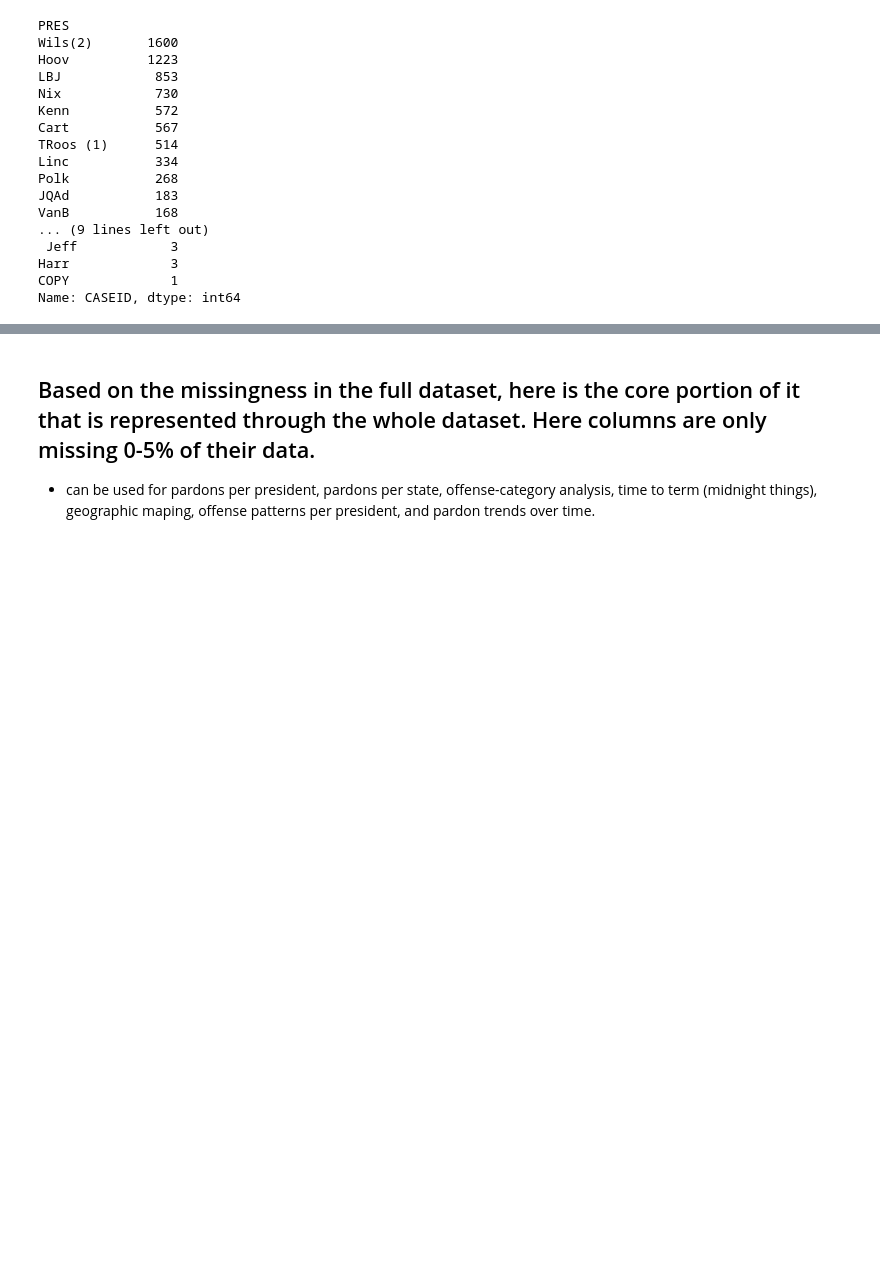
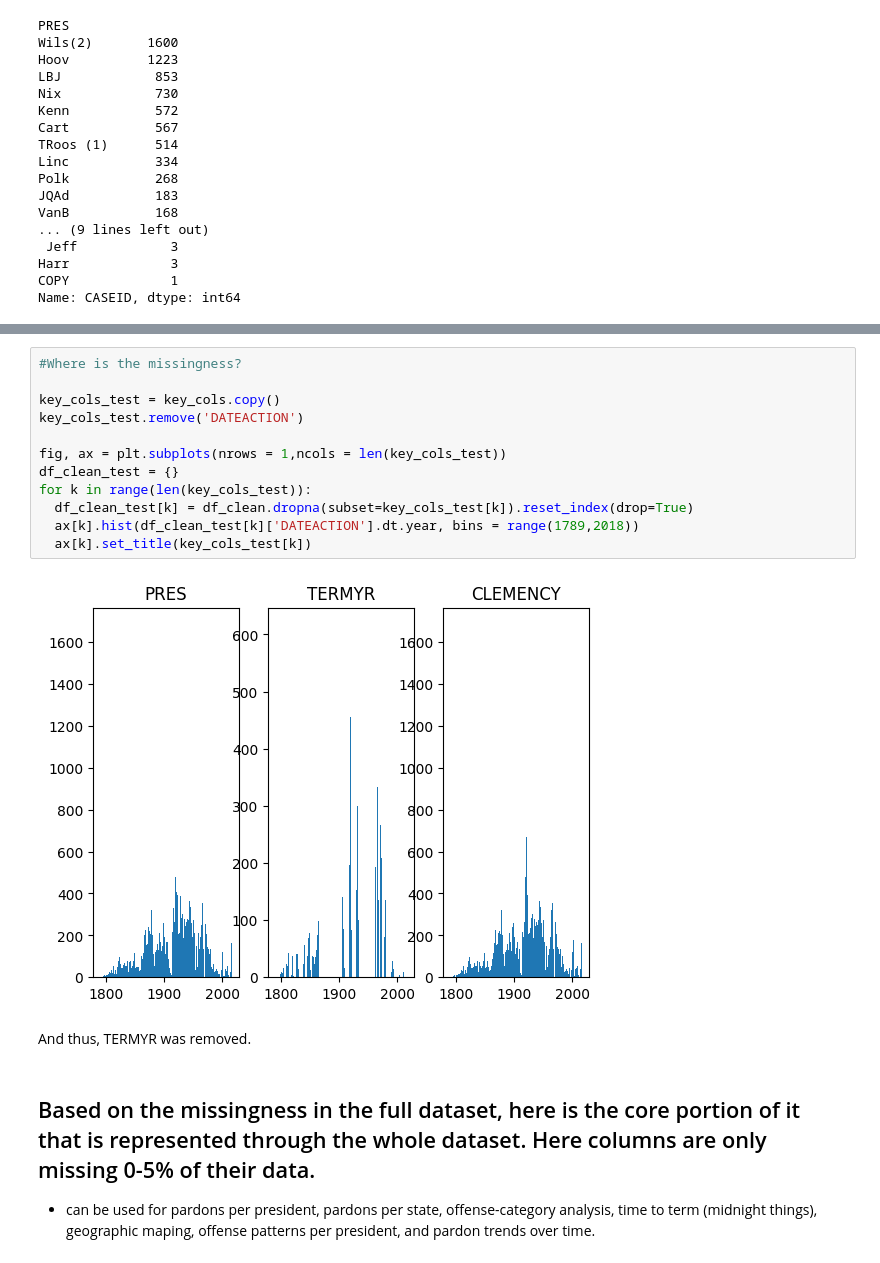
Before and after one commit to GraceSchmidt1/Group2_US_Pardons, a Jupyter notebook: US_Pardons_EDA.ipynb, the cells around one changed output, grey strips where cells are left out. Saved outputs shown, nothing was run; the diff lists cells and outputs as text; blank space fills up the shorter version.

```diff
--- a/US_Pardons_EDA.ipynb
+++ b/US_Pardons_EDA.ipynb
@@ -235,3 +244,19 @@ Here we can see massive temporal gaps in our dataset, particularly from the 1850
+# %%
+#Where is the missingness?
+
+key_cols_test = key_cols.copy()
+key_cols_test.remove('DATEACTION')
+
+fig, ax = plt.subplots(nrows = 1,ncols = len(key_cols_test))
+df_clean_test = {}
+for k in range(len(key_cols_test)):
+  df_clean_test[k] = df_clean.dropna(subset=key_cols_test[k]).reset_index(drop=True)
+  ax[k].hist(df_clean_test[k]['DATEACTION'].dt.year, bins = range(1789,2018))
+  ax[k].set_title(key_cols_test[k])
+# %% [output]
+[figure, added]
+# %% [markdown]
+And thus, TERMYR was removed.
 # %% [markdown]
 ## Based on the missingness in the full dataset, here is the core portion of it that is represented through the whole dataset. Here columns are only missing 0-5% of their data.
 - can be used for pardons per president, pardons per state, offense-category analysis, time to term (midnight things), geographic maping, offense patterns per president,  and pardon trends over time.
```
Also changed, not shown: parts of 3 cells of this notebook.
